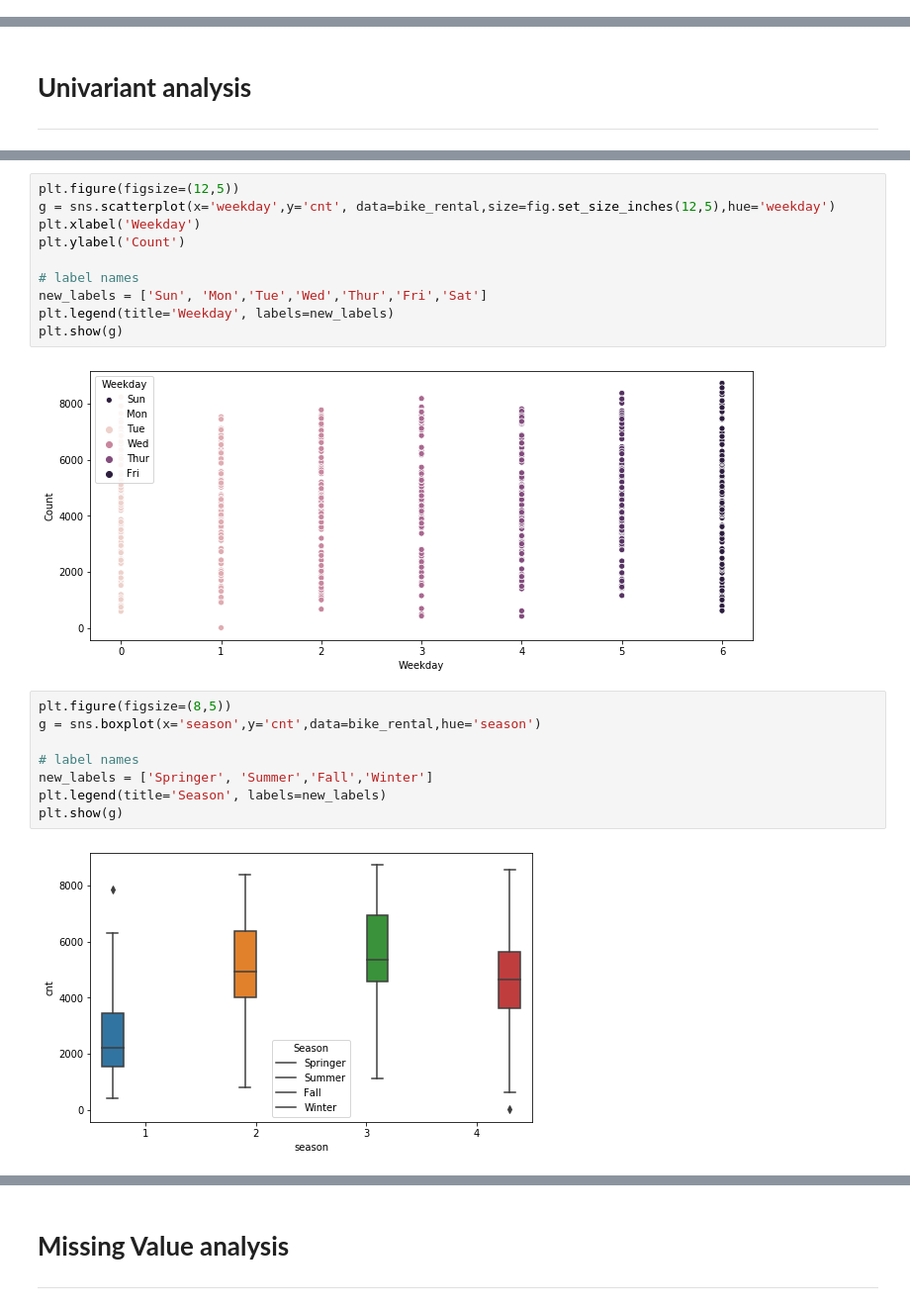
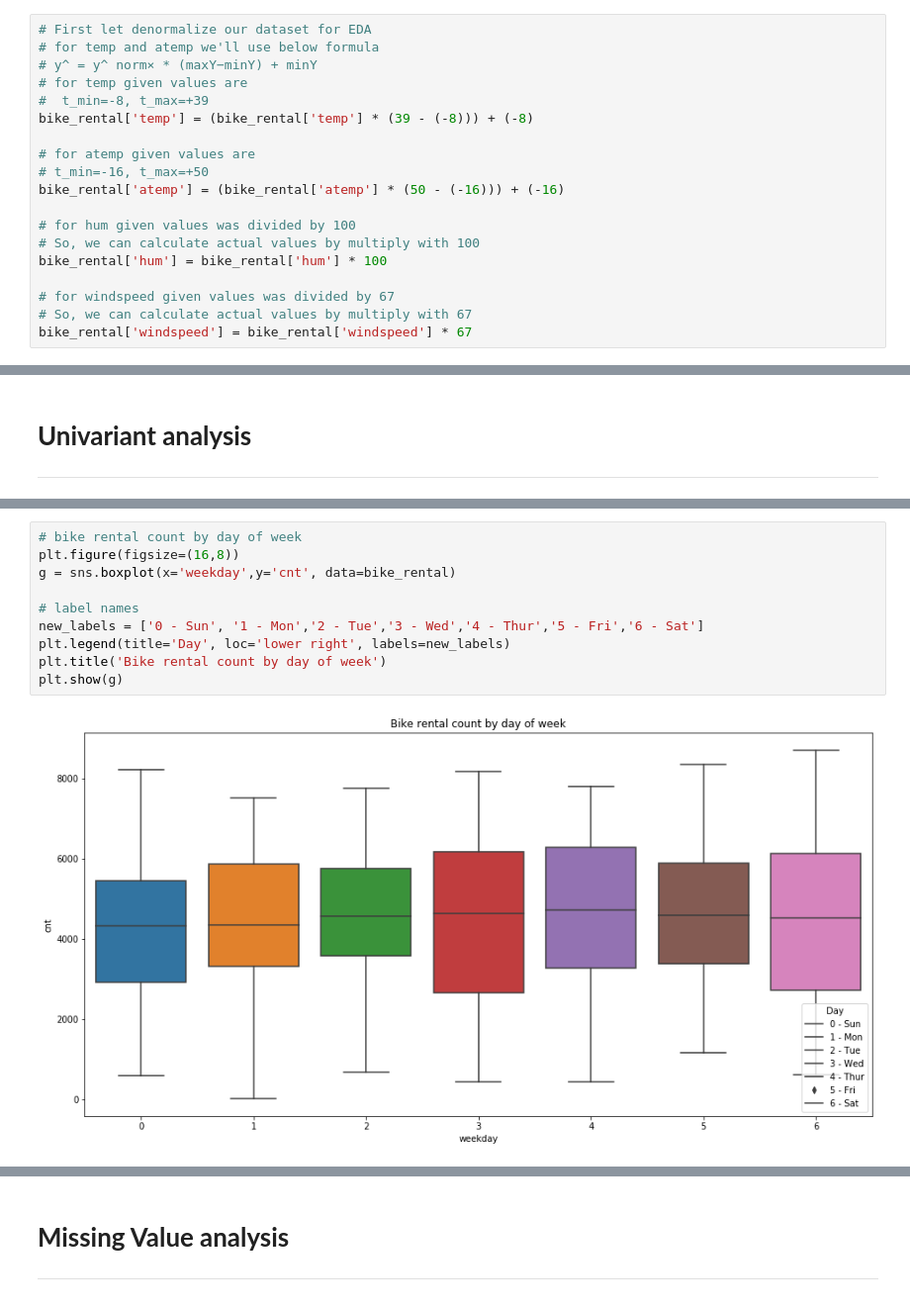
Before and after one commit to chicks2014/Bike-Rental-Predict, a Jupyter notebook: Bike_rental_prediction.ipynb, the cells around one changed output, grey strips where cells are left out. Shown at 99% size. Drawn from its saved outputs; the diff is of its cells as text.

```diff
--- a/Bike_rental_prediction.ipynb
+++ b/Bike_rental_prediction.ipynb
@@ -18 +55,20 @@ bike_rental = pd.read_csv("https://s3-ap-southeast-1.amazonaws.com/edwisor-india
+# %%
+# First let denormalize our dataset for EDA
+# for temp and atemp we'll use below formula
+# y^ = y^ norm× * (maxY−minY) + minY
+# for temp given values are
+#  t_min=-8, t_max=+39
+bike_rental['temp'] = (bike_rental['temp'] * (39 - (-8))) + (-8)
+
+# for atemp given values are
+# t_min=-16, t_max=+50
+bike_rental['atemp'] = (bike_rental['atemp'] * (50 - (-16))) + (-16)
+
+# for hum given values was divided by 100
+# So, we can calculate actual values by multiply with 100
+bike_rental['hum'] = bike_rental['hum'] * 100
+
+# for windspeed given values was divided by 67
+# So, we can calculate actual values by multiply with 67
+bike_rental['windspeed'] = bike_rental['windspeed'] * 67
 # %%
@@ -124,22 +232,12 @@ for row in range(2):
 # %%
-plt.figure(figsize=(12,5))
-g = sns.scatterplot(x='weekday',y='cnt', data=bike_rental,size=fig.set_size_inches(12,5),hue='weekday')
-plt.xlabel('Weekday')
-plt.ylabel('Count')
+# bike rental count by day of week
+plt.figure(figsize=(16,8))
+g = sns.boxplot(x='weekday',y='cnt', data=bike_rental)
 
 # label names
-new_labels = ['Sun', 'Mon','Tue','Wed','Thur','Fri','Sat']
-plt.legend(title='Weekday', labels=new_labels)
+new_labels = ['0 - Sun', '1 - Mon','2 - Tue','3 - Wed','4 - Thur','5 - Fri','6 - Sat']
+plt.legend(title='Day', loc='lower right', labels=new_labels)
+plt.title('Bike rental count by day of week')
 plt.show(g)
 # %% [output]
-[figure, old version]
+[figure, new version]
-# %%
-plt.figure(figsize=(8,5))
-g = sns.boxplot(x='season',y='cnt',data=bike_rental,hue='season')
-
-# label names
-new_labels = ['Springer', 'Summer','Fall','Winter']
-plt.legend(title='Season', labels=new_labels)
-plt.show(g)
-# %% [output]
-[figure, removed]
```
Also changed, not shown: parts of 73 cells of this notebook.
